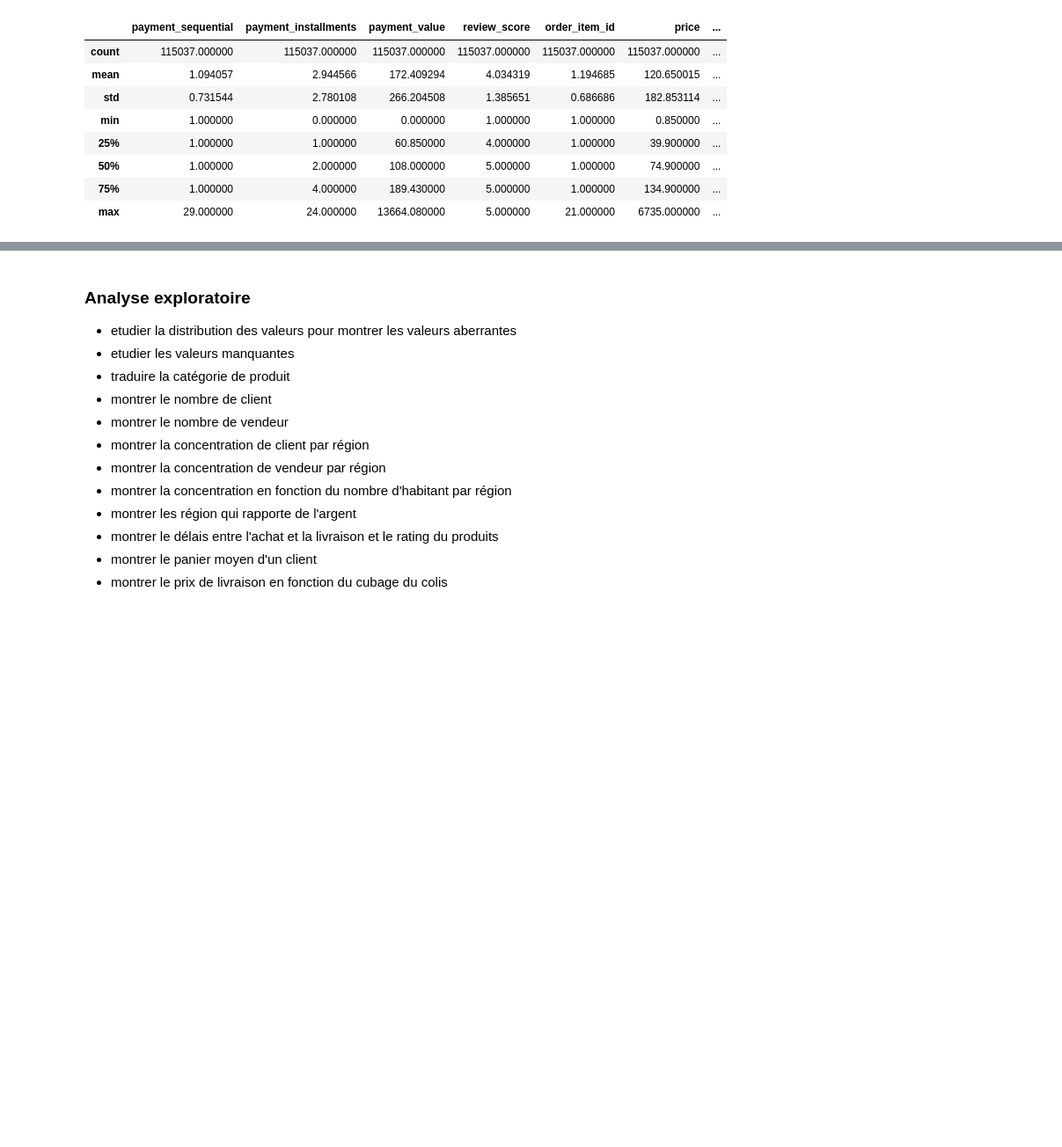
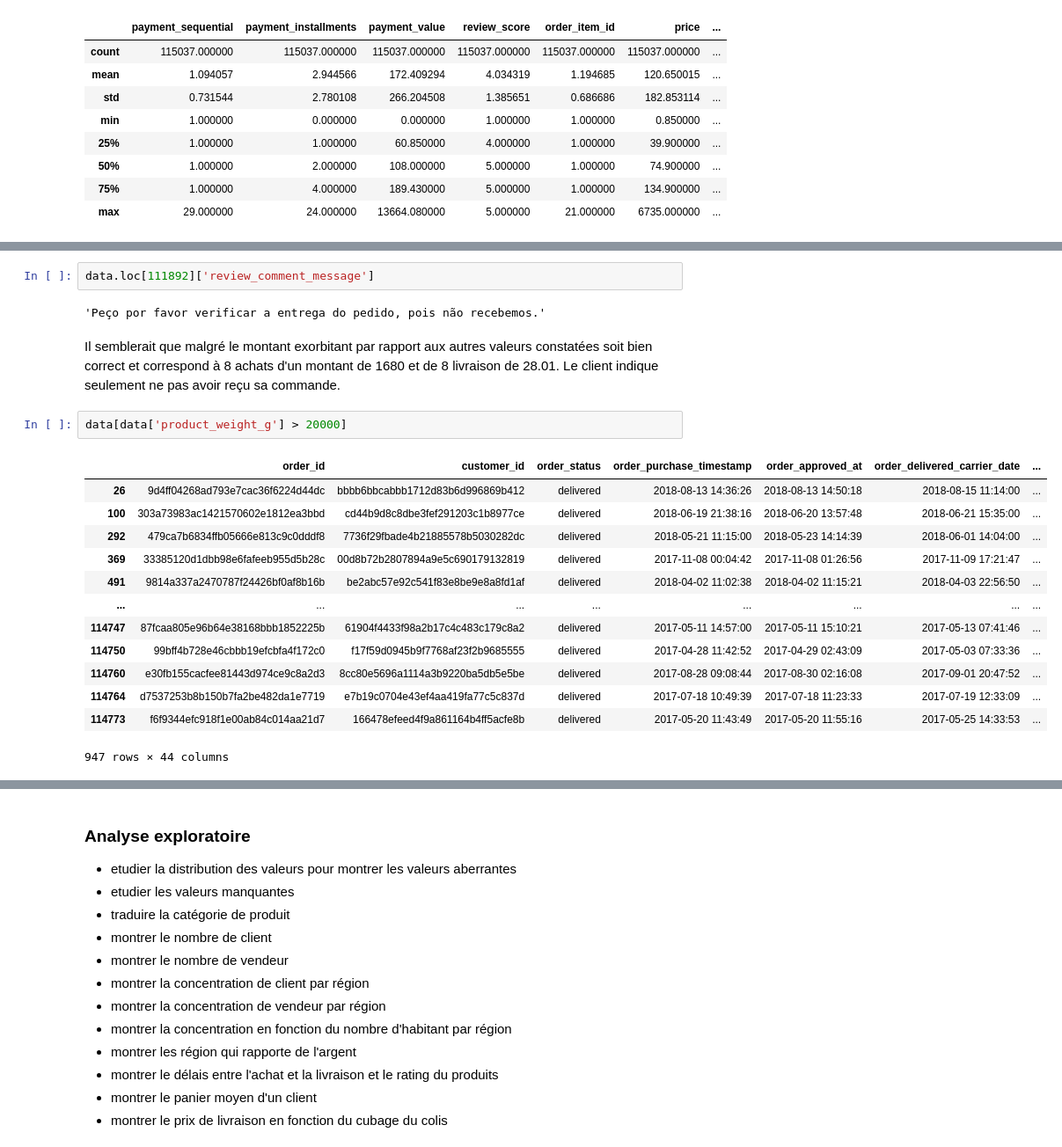
Before and after one commit to HaDock404/CustomerSegmentation, a Jupyter notebook: notebook.ipynb, the cells around one changed output, grey strips where cells are left out. Shown: that part at 88% size. Saved outputs shown, nothing was run; the diff lists cells and outputs as text; blank space fills up the shorter version.

```diff
--- a/notebook.ipynb
+++ b/notebook.ipynb
@@ -213,0 +223,22 @@ data.describe()
+# %%
+data.loc[111892]['review_comment_message']
+# %% [output]
+'Peço por favor verificar a entrega do pedido, pois não recebemos.'
+# %% [markdown]
+Il semblerait que malgré le montant exorbitant par rapport aux autres valeurs constatées soit bien correct et correspond à 8 achats d'un montant de 1680 et de 8 livraison de 28.01. Le client indique seulement ne pas avoir reçu sa commande.
+# %%
+data[data['product_weight_g'] > 20000]
+# %% [output]
+|  | order_id | customer_id | order_status | order_purchase_timestamp | order_approved_at | order_delivered_carrier_date | ... |
+| 26 | 9d4ff04268ad793e7cac36f6224d44dc | bbbb6bbcabbb1712d83b6d996869b412 | delivered | 2018-08-13 14:36:26 | 2018-08-13 14:50:18 | 2018-08-15 11:14:00 | ... |
+| 100 | 303a73983ac1421570602e1812ea3bbd | cd44b9d8c8dbe3fef291203c1b8977ce | delivered | 2018-06-19 21:38:16 | 2018-06-20 13:57:48 | 2018-06-21 15:35:00 | ... |
+| 292 | 479ca7b6834ffb05666e813c9c0dddf8 | 7736f29fbade4b21885578b5030282dc | delivered | 2018-05-21 11:15:00 | 2018-05-23 14:14:39 | 2018-06-01 14:04:00 | ... |
+| 369 | 33385120d1dbb98e6fafeeb955d5b28c | 00d8b72b2807894a9e5c690179132819 | delivered | 2017-11-08 00:04:42 | 2017-11-08 01:26:56 | 2017-11-09 17:21:47 | ... |
+| 491 | 9814a337a2470787f24426bf0af8b16b | be2abc57e92c541f83e8be9e8a8fd1af | delivered | 2018-04-02 11:02:38 | 2018-04-02 11:15:21 | 2018-04-03 22:56:50 | ... |
+| ... | ... | ... | ... | ... | ... | ... | ... |
+| 114747 | 87fcaa805e96b64e38168bbb1852225b | 61904f4433f98a2b17c4c483c179c8a2 | delivered | 2017-05-11 14:57:00 | 2017-05-11 15:10:21 | 2017-05-13 07:41:46 | ... |
+| 114750 | 99bff4b728e46cbbb19efcbfa4f172c0 | f17f59d0945b9f7768af23f2b9685555 | delivered | 2017-04-28 11:42:52 | 2017-04-29 02:43:09 | 2017-05-03 07:33:36 | ... |
+| 114760 | e30fb155cacfee81443d974ce9c8a2d3 | 8cc80e5696a1114a3b9220ba5db5e5be | delivered | 2017-08-28 09:08:44 | 2017-08-30 02:16:08 | 2017-09-01 20:47:52 | ... |
+| 114764 | d7537253b8b150b7fa2be482da1e7719 | e7b19c0704e43ef4aa419fa77c5c837d | delivered | 2017-07-18 10:49:39 | 2017-07-18 11:23:33 | 2017-07-19 12:33:09 | ... |
+| 114773 | f6f9344efc918f1e00ab84c014aa21d7 | 166478efeed4f9a861164b4ff5acfe8b | delivered | 2017-05-20 11:43:49 | 2017-05-20 11:55:16 | 2017-05-25 14:33:53 | ... |
+947 rows × 44 columns
```
Also changed, not shown: parts of 19 cells of this notebook.
